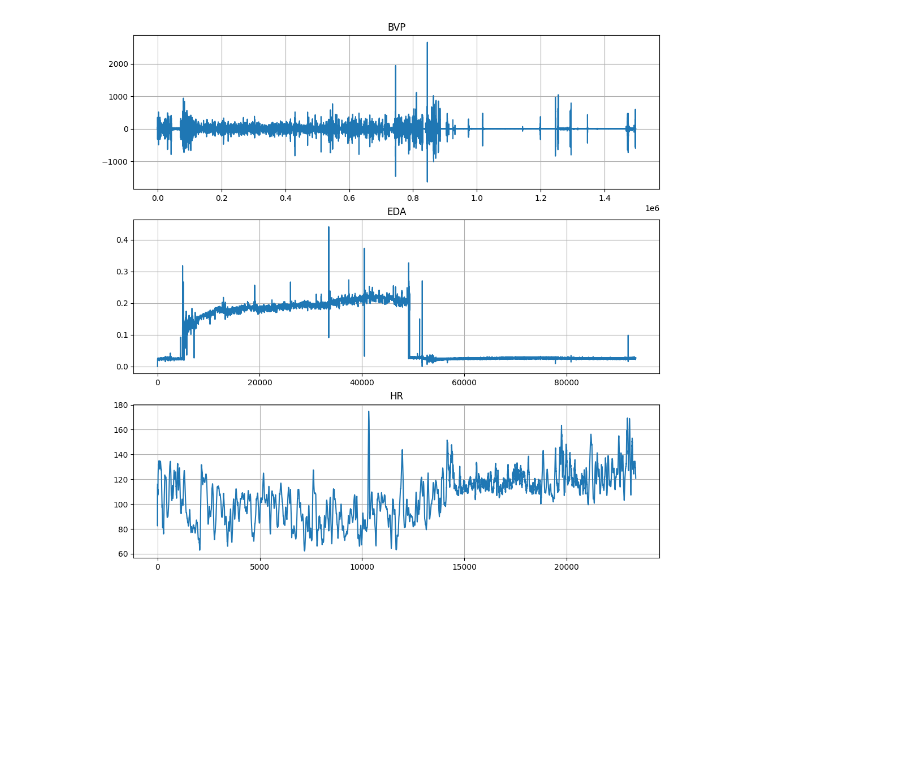
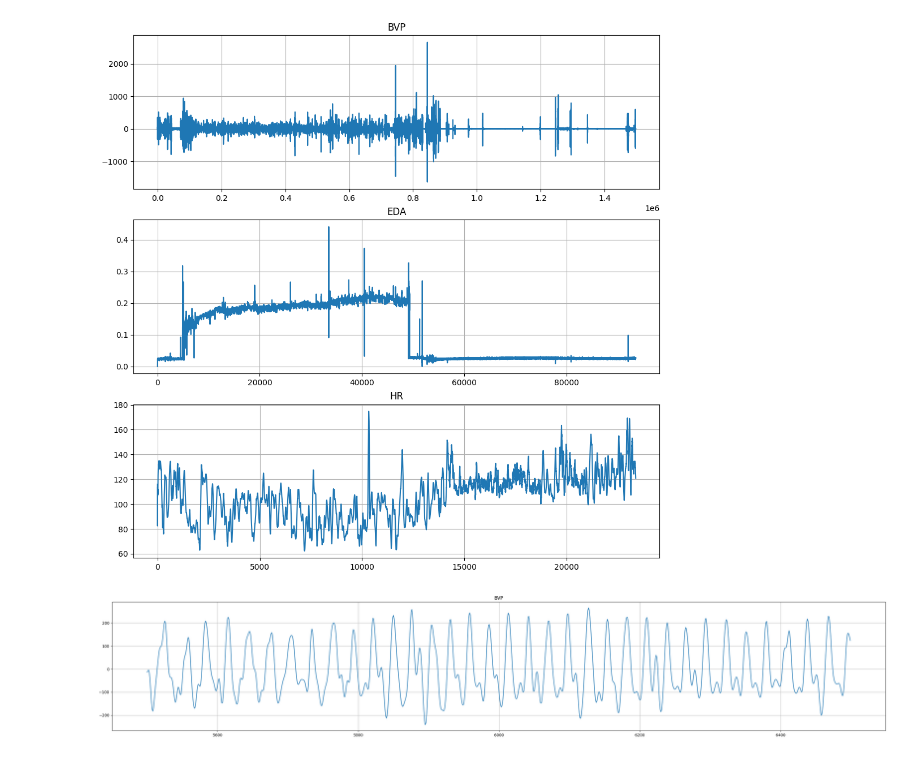
Before and after one commit to SuperGrapee/Final-project-of-introduction-to-machine-learning, a Jupyter notebook: Final project/Data read.ipynb, the cells around one changed output. Drawn from its saved outputs; the diff is of its cells as text; code cells hidden in the pictures; blank space fills up the shorter version.

```diff
--- a/Final project/Data read.ipynb
+++ b/Final project/Data read.ipynb
@@ -148,3 +148,14 @@ for i in range(3):
     ax[i].grid(True)
 # %% [output]
 [figure]
+# %%
+# check BVP data
+BVP_data = data['BVP']
+slice = BVP_data[5500:6500]
+plt.figure(figsize=(36, 6))
+plt.plot(slice)
+plt.title('BVP')
+plt.grid(True)
+plt.show()
+# %% [output]
+[figure, added]
```
Also changed, not shown: 2 other files.
